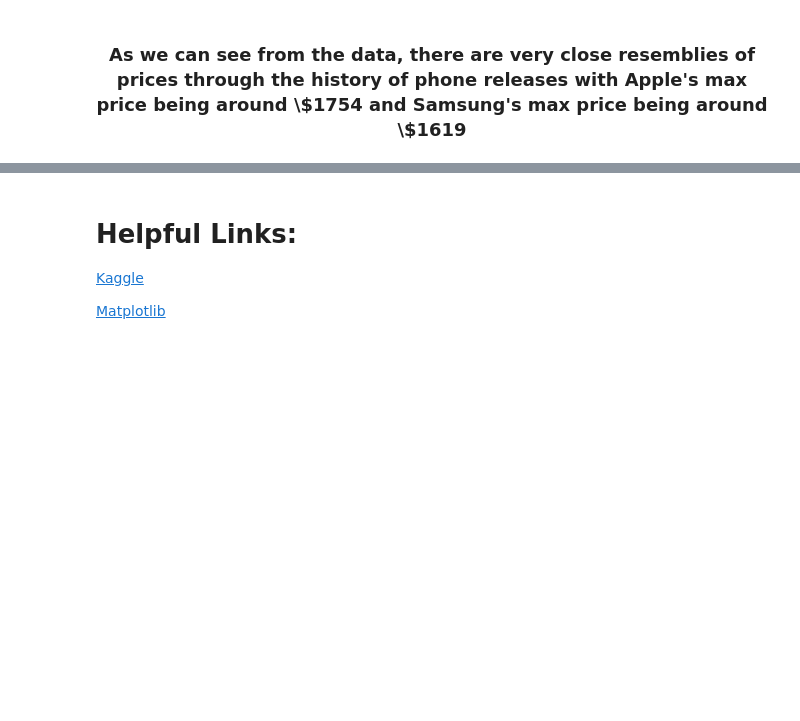
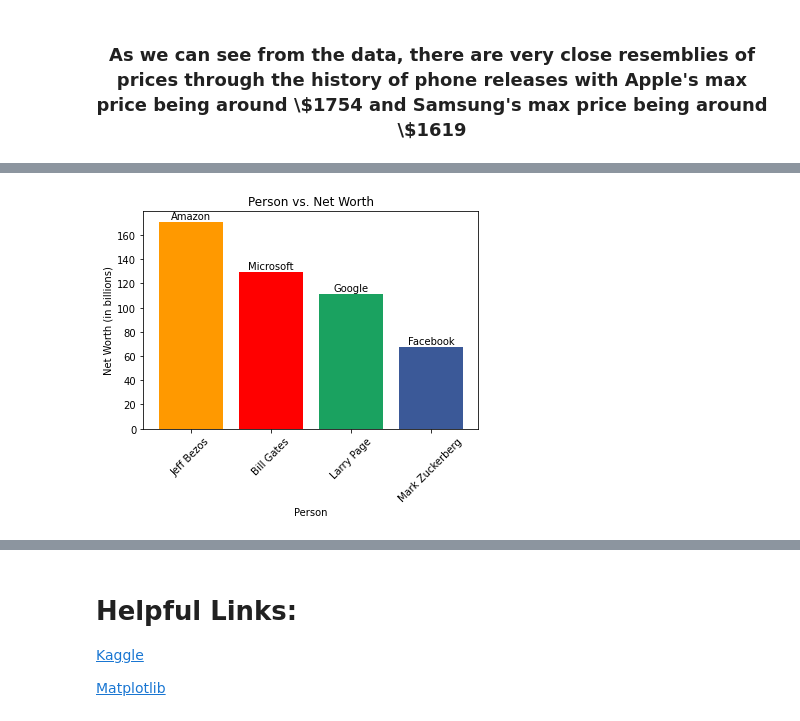
Before and after one commit to ElijahPichler/Oligopoly, a Jupyter notebook: Oligopoly_Notebook.ipynb, the cells around one changed output, grey strips where cells are left out. Cells and saved outputs as stored; diff of their text form; code cells hidden in the pictures; blank space fills up the shorter version.

Commit message:
Finished part 2 and 3. Cleaned up notebook

```diff
--- a/Oligopoly_Notebook.ipynb
+++ b/Oligopoly_Notebook.ipynb
@@ -54,4 +55,17 @@ df3 = pd.read_csv("phones_data.csv")
 # %%
+def richPeople(companies):
+    names = []
+    netWorth = []
+    for company in companies:
+        names.append(df4.loc[df4['Source'] == company, 'Name'].values[0])
+        dirtyMoney = df4.loc[df4['Source'] == company, 'NetWorth'].values[0]
+        # Make money clean
+        cleanMoney = int(dirtyMoney.replace('$', '').replace(',', '')) / 1000000000
+        netWorth.append(cleanMoney)
+
+
+    return (np.array(names),np.array(netWorth))
+
 def totalRev(companyList):
     companies = df[df["name "].isin(companyList)]
     totalRevenue = []
@@ -268,0 +288,21 @@ ax[1].set(xlabel="Number of Phones Released");
+# %%
+companies = ['Amazon','Microsoft','Google','Facebook']
+names, netWorths = richPeople(companies)
+
+
+fig, ax = plt.subplots()
+ax.bar(names, netWorths, color=['#FF9900','red','#1aa260','#3b5998'])
+ax.set_xlabel('Person')
+ax.set_ylabel('Net Worth (in billions)')
+ax.set_title('Person vs. Net Worth')
+
+plt.xticks(rotation=45)
+
+
+for i, v in enumerate(netWorths):
+    ax.text(i, v + 2.5, companies[i], ha='center')
+
+
+plt.show()
+# %% [output]
+[figure, added]
```
Also changed, not shown: parts of 9 cells of this notebook, 7 other files.
